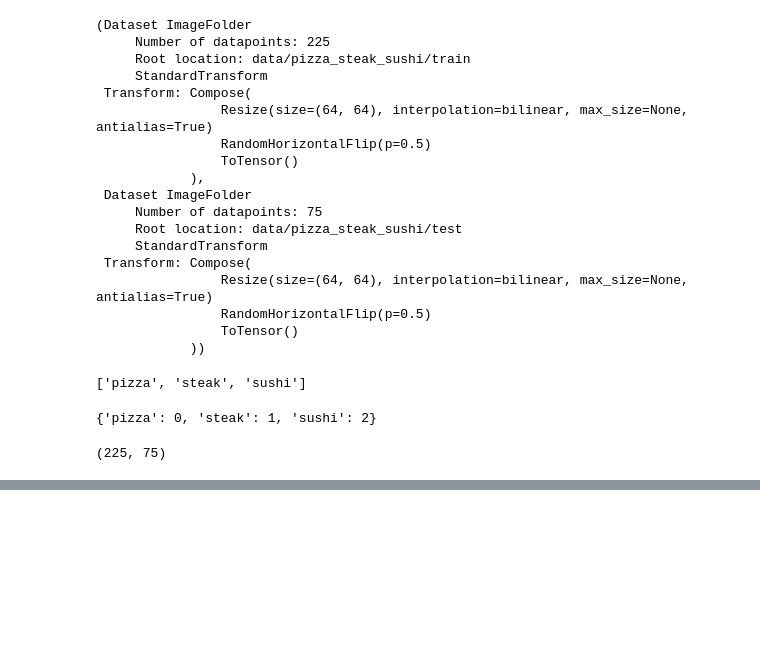
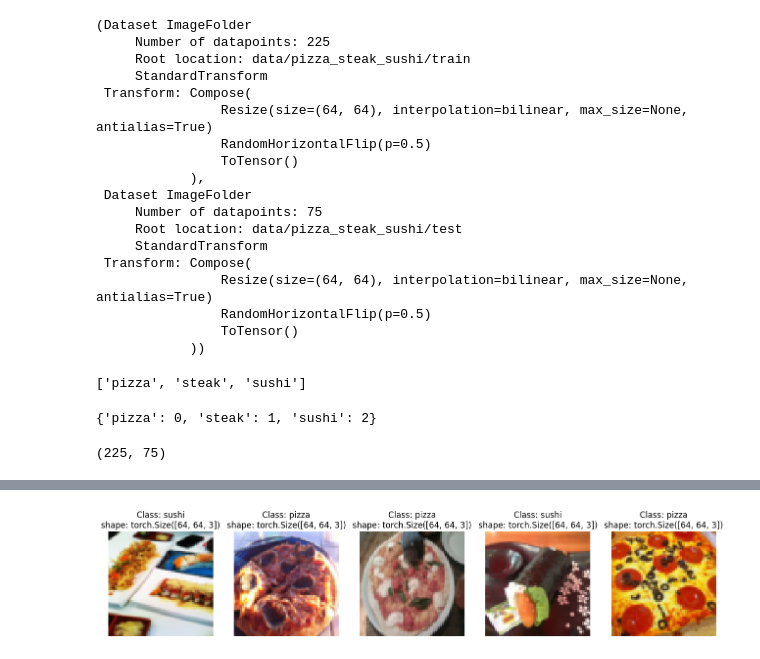
Before and after one commit to mchojna/pytorch-course, a Jupyter notebook: 04_pytorch_datasets.ipynb, the cells around one changed output, grey strips where cells are left out. Cells and saved outputs as stored; diff of their text form; code cells hidden in the pictures; blank space fills up the shorter version.

```diff
--- a/04_pytorch_datasets.ipynb
+++ b/04_pytorch_datasets.ipynb
@@ -299,0 +625,10 @@ len(train_data), len(test_data)
+# %%
+# Display random images from ImageFolder created Dataset
+display_random_images(
+    dataset=train_data,
+    n=5,
+    classes=class_names,
+    seed=42
+)
+# %% [output]
+[figure, added]
```
Also changed, not shown: parts of 42 cells of this notebook.
